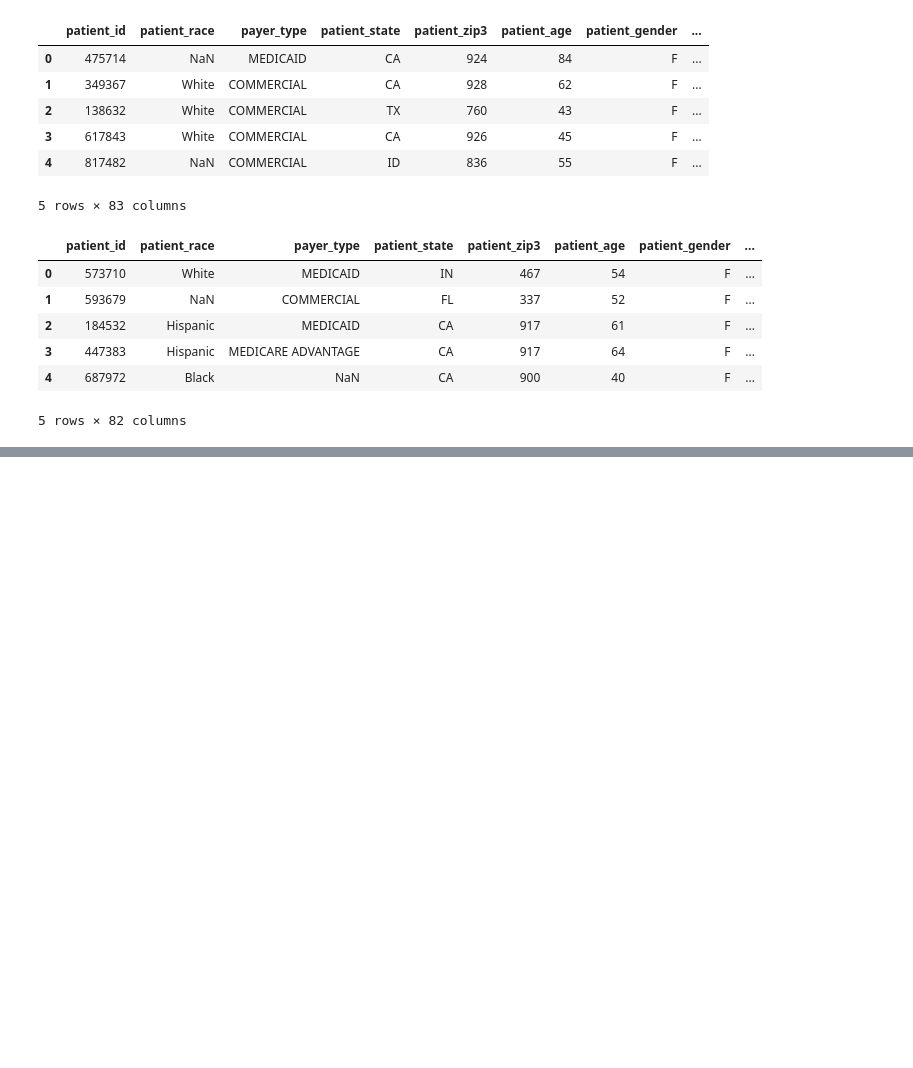
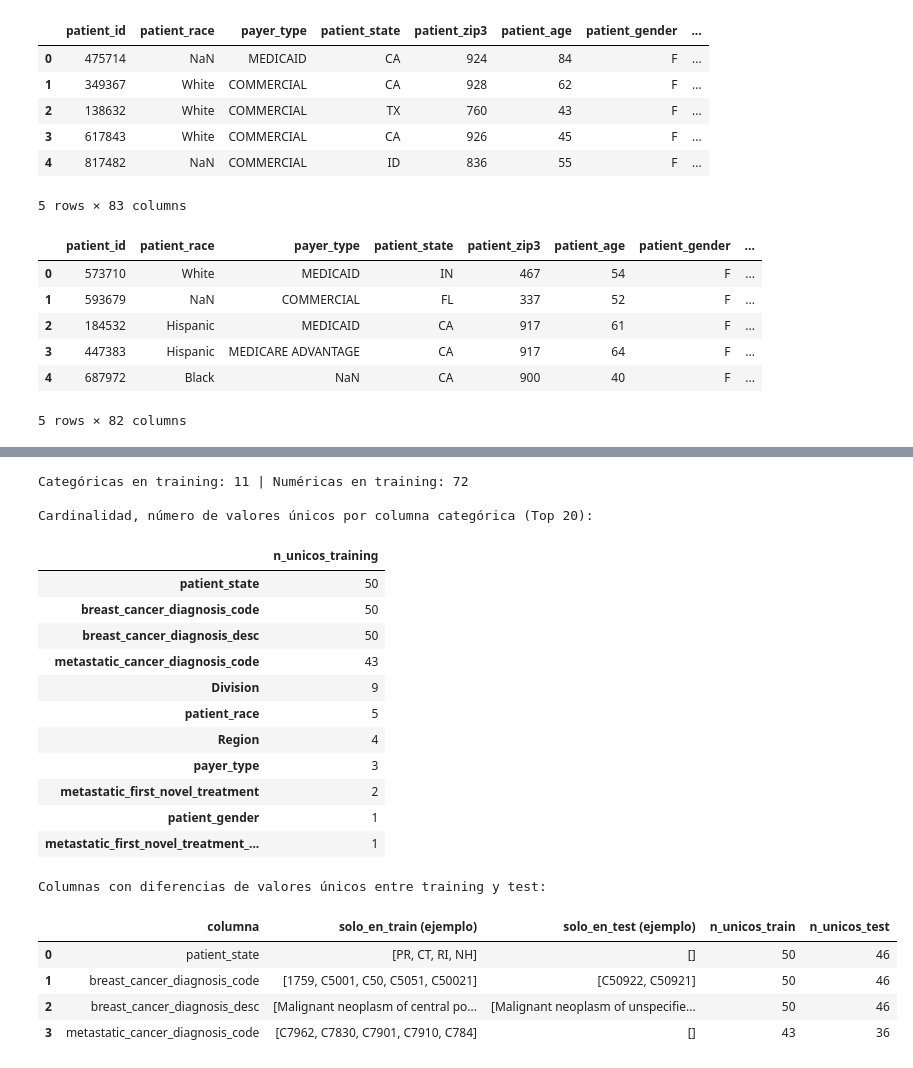
Before and after one commit to CarlosMCD24/Topicos_II, a Jupyter notebook: Análisis Exploratorio (EDA) WiDS 2024/Notebooks/WiDS2024_Exploratorio.ipynb, the cells around one changed output, grey strips where cells are left out. Cells and saved outputs as stored; diff of their text form; code cells hidden in the pictures; blank space fills up the shorter version.

```diff
--- a/Análisis Exploratorio (EDA) WiDS 2024/Notebooks/WiDS2024_Exploratorio.ipynb
+++ b/Análisis Exploratorio (EDA) WiDS 2024/Notebooks/WiDS2024_Exploratorio.ipynb
@@ -229,0 +95,61 @@ Se encontraron 4 columnas con diferencias de categorías.
+# %%
+# Detectamos las columnas categóricas y numéricas
+cat_cols = df_training.select_dtypes(include=["object", "category"]).columns.tolist()
+num_cols = df_training.select_dtypes(include=[np.number]).columns.tolist()
+
+print(f"Categóricas en training: {len(cat_cols)} | Numéricas en training: {len(num_cols)}")
+
+if cat_cols:
+    print("\nCardinalidad, número de valores únicos por columna categórica (Top 20):")
+    display(
+        df_training[cat_cols]
+        .nunique(dropna=True)
+        .sort_values(ascending=False)
+        .head(20)
+        .to_frame("n_unicos_training")
+    )
+else:
+    print("No se encontraron columnas categóricas.")
+
+# Comparamos dominios categóricos entre train y test
+diff_rows = []
+for col in cat_cols:
+    tr_vals = set(df_training[col].dropna().unique())
+    te_vals = set(df_test[col].dropna().unique()) if col in df_test.columns else set()
+    if tr_vals != te_vals:
+        diff_rows.append({
+            "columna": col,
+            "solo_en_train (ejemplo)": list(tr_vals - te_vals)[:5],
+            "solo_en_test  (ejemplo)": list(te_vals - tr_vals)[:5],
+            "n_unicos_train": len(tr_vals),
+            "n_unicos_test":  len(te_vals),
+        })
+
+diff_cat_df = pd.DataFrame(diff_rows)
+if diff_cat_df.empty:
+    print("\nNo se encontraron diferencias de categorías entre training y test.")
+else:
+    print("\nColumnas con diferencias de valores únicos entre training y test:")
+    display(diff_cat_df)
+# %% [output]
+Categóricas en training: 11 | Numéricas en training: 72
+
+Cardinalidad, número de valores únicos por columna categórica (Top 20):
+|  | n_unicos_training |
+| patient_state | 50 |
+| breast_cancer_diagnosis_code | 50 |
+| breast_cancer_diagnosis_desc | 50 |
+| metastatic_cancer_diagnosis_code | 43 |
+| Division | 9 |
+| patient_race | 5 |
+| Region | 4 |
+| payer_type | 3 |
+| metastatic_first_novel_treatment | 2 |
+| patient_gender | 1 |
+| metastatic_first_novel_treatment_... | 1 |
+Columnas con diferencias de valores únicos entre training y test:
+|  | columna | solo_en_train (ejemplo) | solo_en_test (ejemplo) | n_unicos_train | n_unicos_test |
+| 0 | patient_state | [PR, CT, RI, NH] | [] | 50 | 46 |
+| 1 | breast_cancer_diagnosis_code | [1759, C5001, C50, C5051, C50021] | [C50922, C50921] | 50 | 46 |
+| 2 | breast_cancer_diagnosis_desc | [Malignant neoplasm of central po... | [Malignant neoplasm of unspecifie... | 50 | 46 |
+| 3 | metastatic_cancer_diagnosis_code | [C7962, C7830, C7901, C7910, C784] | [] | 43 | 36 |
```
Also changed, not shown: parts of 31 cells of this notebook.
